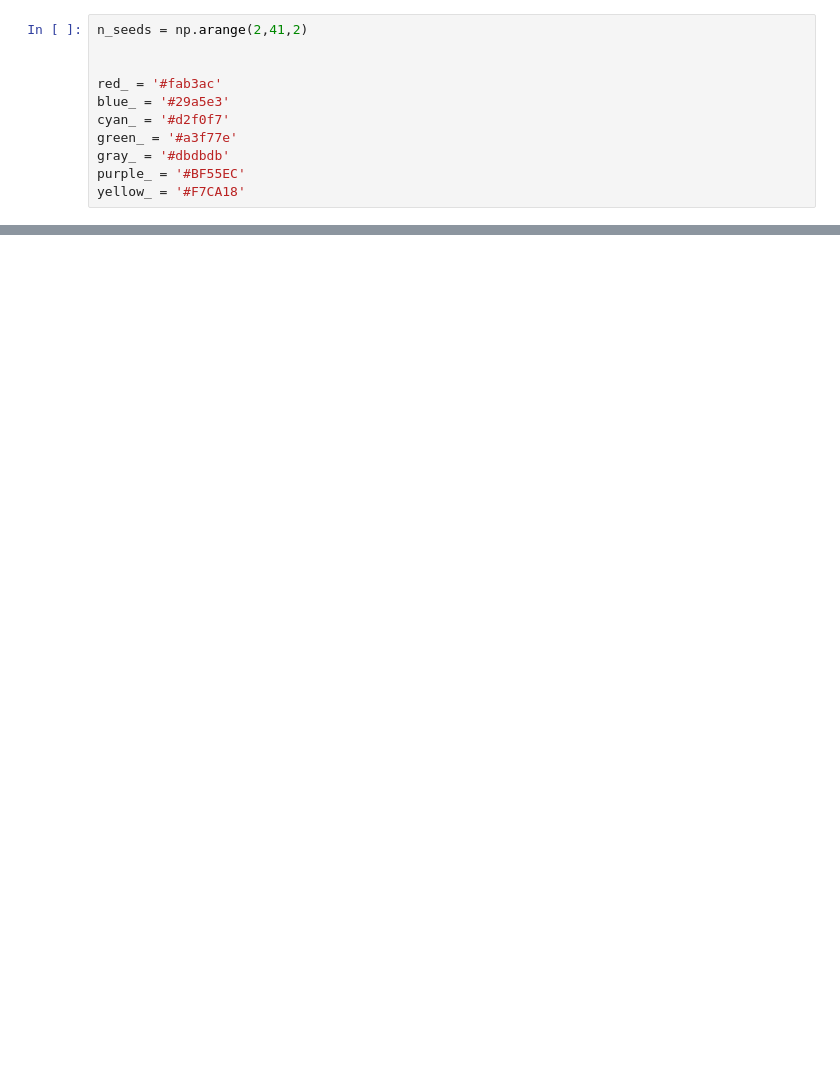
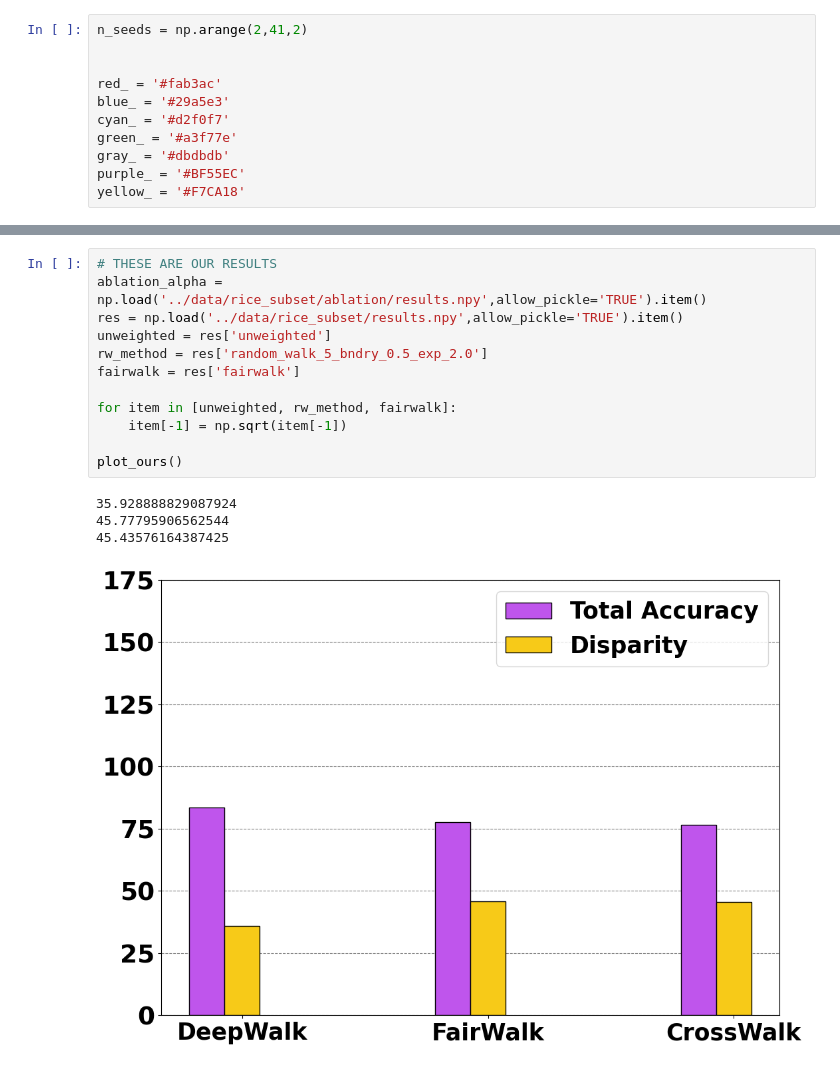
Before and after one commit to Dawlau/FACT-AI, a Jupyter notebook: Crosswalk/notebooks/classification_rice.ipynb, the cells around one changed output, grey strips where cells are left out. Saved outputs shown, nothing was run; the diff lists cells and outputs as text; blank space fills up the shorter version.

```diff
--- a/Crosswalk/notebooks/classification_rice.ipynb
+++ b/Crosswalk/notebooks/classification_rice.ipynb
@@ -232,0 +268,17 @@ get_mmd_plot(real=True, bar_width=bar_width, fontsize=font_size, labelsize=label
+# %%
+# THESE ARE OUR RESULTS
+ablation_alpha = np.load('../data/rice_subset/ablation/results.npy',allow_pickle='TRUE').item()
+res = np.load('../data/rice_subset/results.npy',allow_pickle='TRUE').item()
+unweighted = res['unweighted']
+rw_method = res['random_walk_5_bndry_0.5_exp_2.0']
+fairwalk = res['fairwalk']
+
+for item in [unweighted, rw_method, fairwalk]:
+    item[-1] = np.sqrt(item[-1])
+
+plot_ours()
+# %% [output]
+35.928888829087924
+45.77795906562544
+45.43576164387425
+[figure, added]
```
Also changed, not shown: parts of 6 cells of this notebook.
